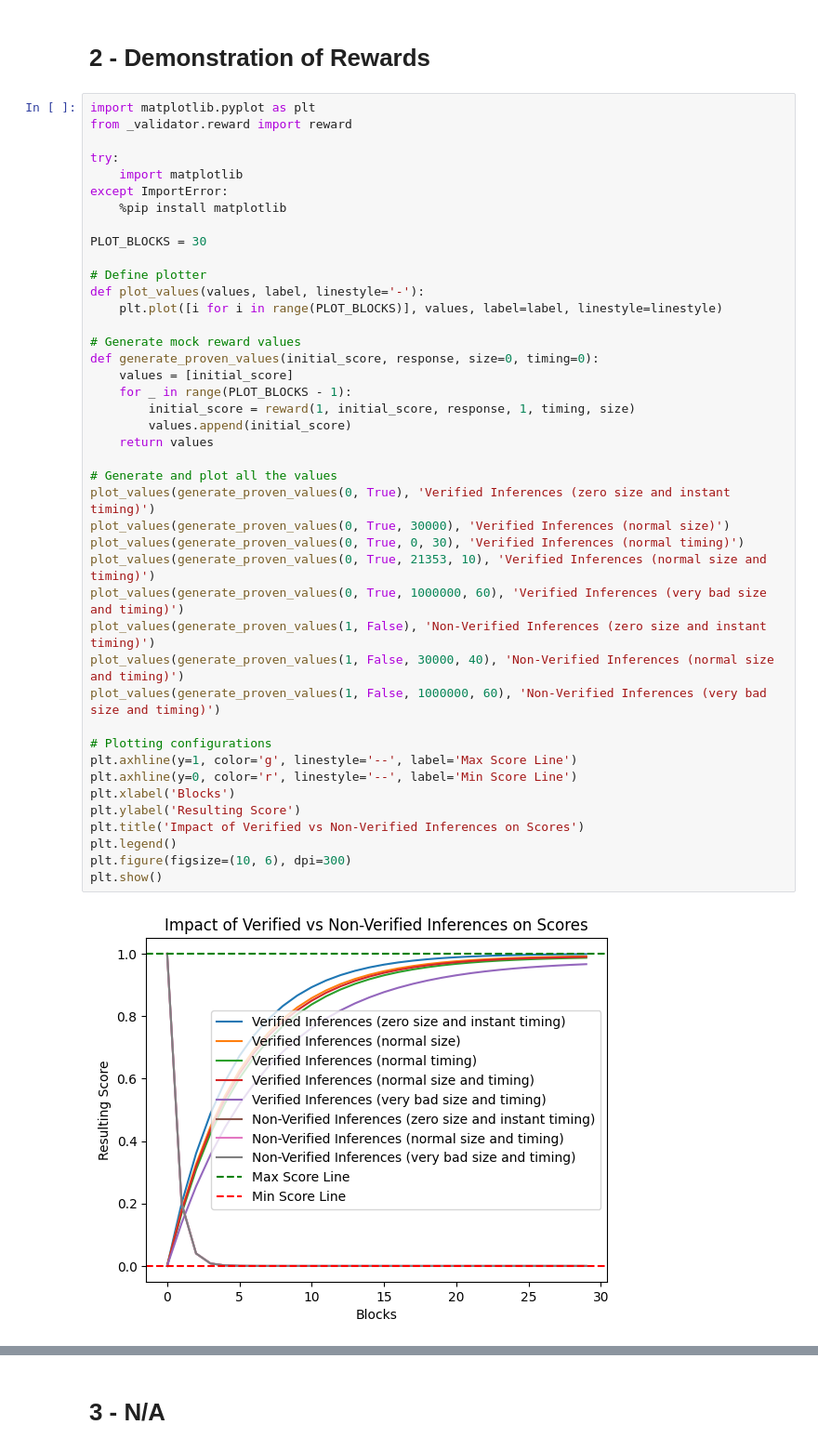
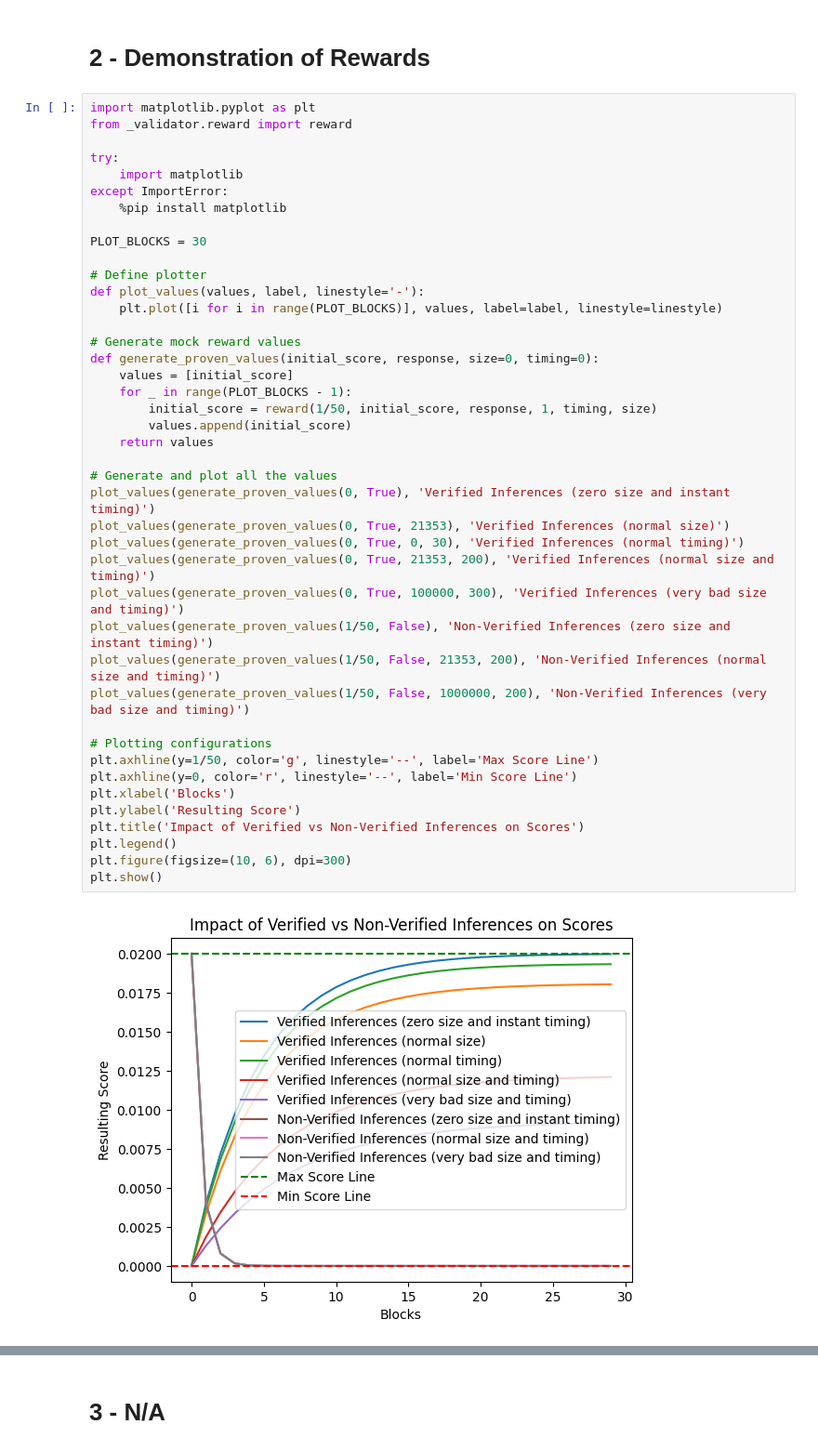
Before and after one commit to inference-labs-inc/omron-subnet, a Jupyter notebook: neurons/opentensor_demo.ipynb, the cells around one changed output, grey strips where cells are left out. Shown: that part at 93% size. Drawn from its saved outputs; the diff is of its cells as text.

```diff
--- a/neurons/opentensor_demo.ipynb
+++ b/neurons/opentensor_demo.ipynb
@@ -24,42 +24,42 @@ try:
     import matplotlib
 except ImportError:
     %pip install matplotlib
 
 PLOT_BLOCKS = 30
 
 # Define plotter
 def plot_values(values, label, linestyle='-'):
     plt.plot([i for i in range(PLOT_BLOCKS)], values, label=label, linestyle=linestyle)
 
 # Generate mock reward values
 def generate_proven_values(initial_score, response, size=0, timing=0):
     values = [initial_score]
     for _ in range(PLOT_BLOCKS - 1):
-        initial_score = reward(1, initial_score, response, 1, timing, size)
+        initial_score = reward(1/50, initial_score, response, 1, timing, size)
         values.append(initial_score)
     return values
 
 # Generate and plot all the values
 plot_values(generate_proven_values(0, True), 'Verified Inferences (zero size and instant timing)')
-plot_values(generate_proven_values(0, True, 30000), 'Verified Inferences (normal size)')
+plot_values(generate_proven_values(0, True, 21353), 'Verified Inferences (normal size)')
 plot_values(generate_proven_values(0, True, 0, 30), 'Verified Inferences (normal timing)')
-plot_values(generate_proven_values(0, True, 21353, 10), 'Verified Inferences (normal size and timing)')
-plot_values(generate_proven_values(0, True, 1000000, 60), 'Verified Inferences (very bad size and timing)')
-plot_values(generate_proven_values(1, False), 'Non-Verified Inferences (zero size and instant timing)')
-plot_values(generate_proven_values(1, False, 30000, 40), 'Non-Verified Inferences (normal size and timing)')
-plot_values(generate_proven_values(1, False, 1000000, 60), 'Non-Verified Inferences (very bad size and timing)')
+plot_values(generate_proven_values(0, True, 21353, 200), 'Verified Inferences (normal size and timing)')
+plot_values(generate_proven_values(0, True, 100000, 300), 'Verified Inferences (very bad size and timing)')
+plot_values(generate_proven_values(1/50, False), 'Non-Verified Inferences (zero size and instant timing)')
+plot_values(generate_proven_values(1/50, False, 21353, 200), 'Non-Verified Inferences (normal size and timing)')
+plot_values(generate_proven_values(1/50, False, 1000000, 200), 'Non-Verified Inferences (very bad size and timing)')
 
 # Plotting configurations
-plt.axhline(y=1, color='g', linestyle='--', label='Max Score Line')
+plt.axhline(y=1/50, color='g', linestyle='--', label='Max Score Line')
 plt.axhline(y=0, color='r', linestyle='--', label='Min Score Line')
 plt.xlabel('Blocks')
 plt.ylabel('Resulting Score')
 plt.title('Impact of Verified vs Non-Verified Inferences on Scores')
 plt.legend()
 plt.figure(figsize=(10, 6), dpi=300)
 plt.show()
 # %% [output]
-[figure, old version]
+[figure, new version]
 <Figure size 3000x1800 with 0 Axes>
 # %% [markdown]
 # 3 - N/A
```
Also changed, not shown: 1 other file.
